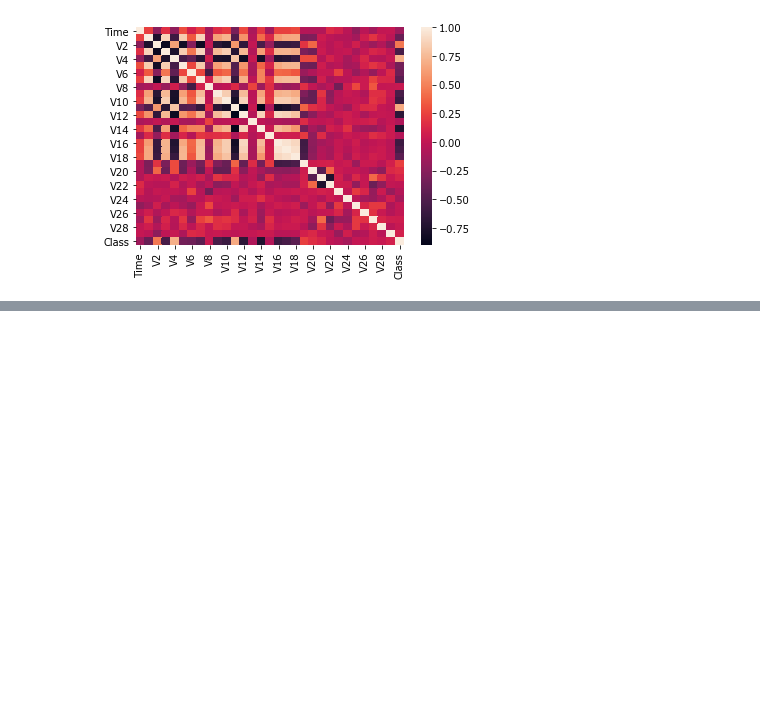
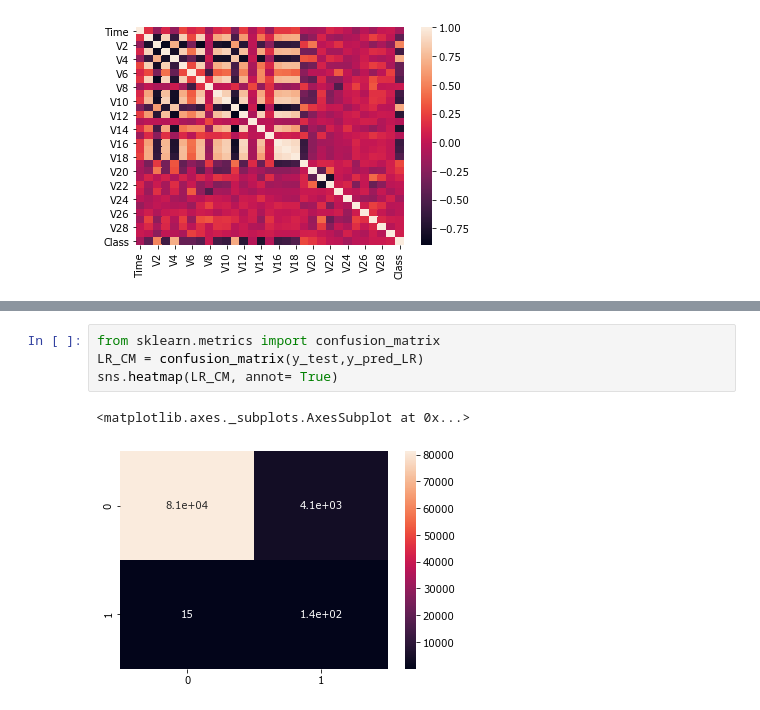
Before and after one commit to Nikhil-Khetani/Credit-Card-Fraud-Classification, a Jupyter notebook: Main_Notebook.ipynb, the cells around one changed output, grey strips where cells are left out. Drawn from its saved outputs; the diff is of its cells as text; blank space fills up the shorter version.

```diff
--- a/Main_Notebook.ipynb
+++ b/Main_Notebook.ipynb
@@ -162,0 +168,7 @@ for i in classifiers:
+# %%
+from sklearn.metrics import confusion_matrix
+LR_CM = confusion_matrix(y_test,y_pred_LR)
+sns.heatmap(LR_CM, annot= True)
+# %% [output]
+<matplotlib.axes._subplots.AxesSubplot at 0x...>
+[figure, added]
```
Also changed, not shown: parts of 11 cells of this notebook, 2 other files.
